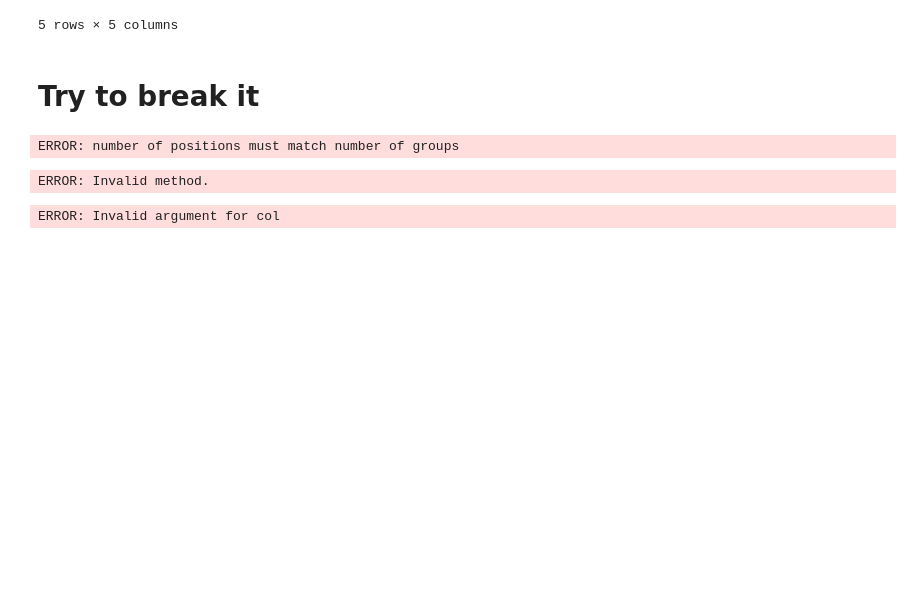
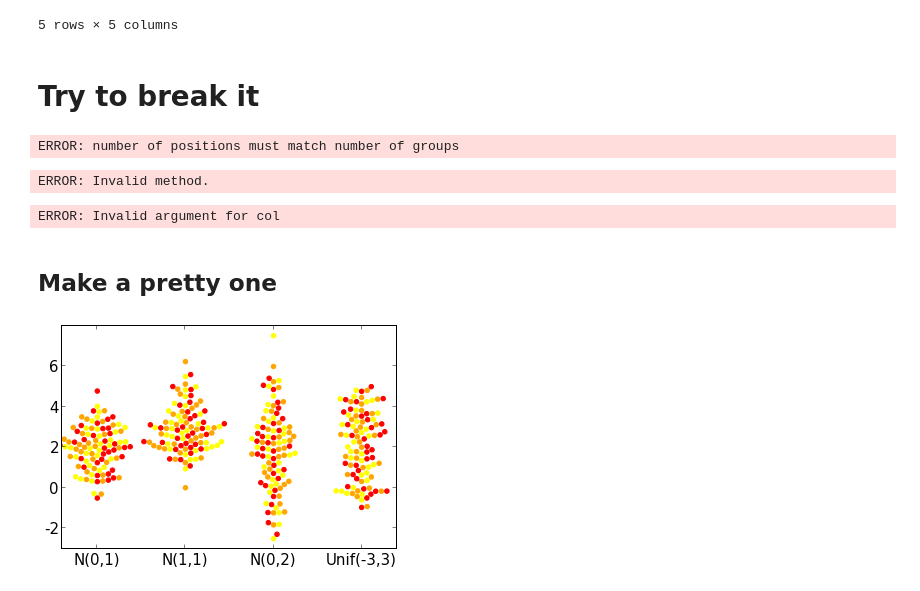
Before and after one commit to mgymrek/pybeeswarm, a Jupyter notebook: tests.ipynb, the cells around one changed output. Cells and saved outputs as stored; diff of their text form; code cells hidden in the pictures; blank space fills up the shorter version.

Commit message:
added example plot

```diff
--- a/tests.ipynb
+++ b/tests.ipynb
@@ -86,3 +86,17 @@ ERROR: Invalid method.
 beeswarm([d1], col=2)
 # %% [output]
 ERROR: Invalid argument for col
+# %% [markdown]
+## Make a pretty one ##
+# %%
+d1 = np.random.normal(size=100)
+d2 = np.random.normal(loc=1, size=100)
+d3 = np.random.normal(scale=2, size=100)
+d4 = np.random.uniform(low=-3, high=3, size=100)
+
+bs, ax = beeswarm([d1,d2,d3,d4], col=["red","orange","yellow"], labels=["N(0,1)", "N(1,1)", "N(0,2)","Unif(-3,3)"])
+ax.set_xticklabels(["N(0,1)", "N(1,1)", "N(0,2)","Unif(-3,3)"], size=15);
+ax.set_yticklabels(np.arange(-4,7,2), size=15);
+plt.savefig("example.png")
+# %% [output]
+[figure, added]
```
Also changed, not shown: 1 other file.
